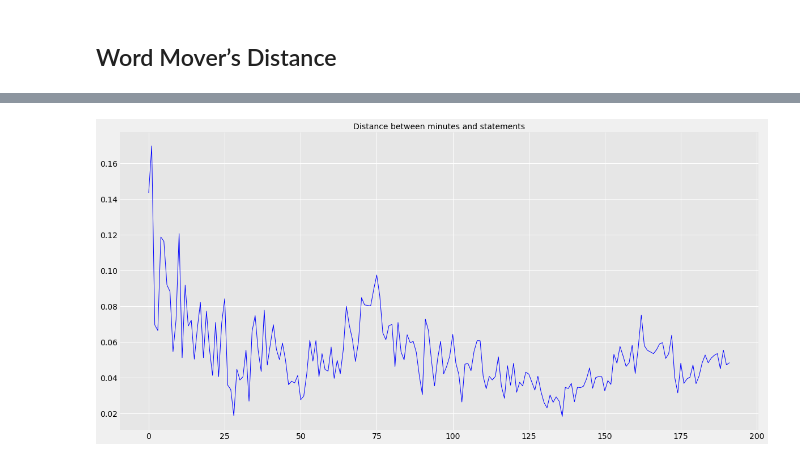
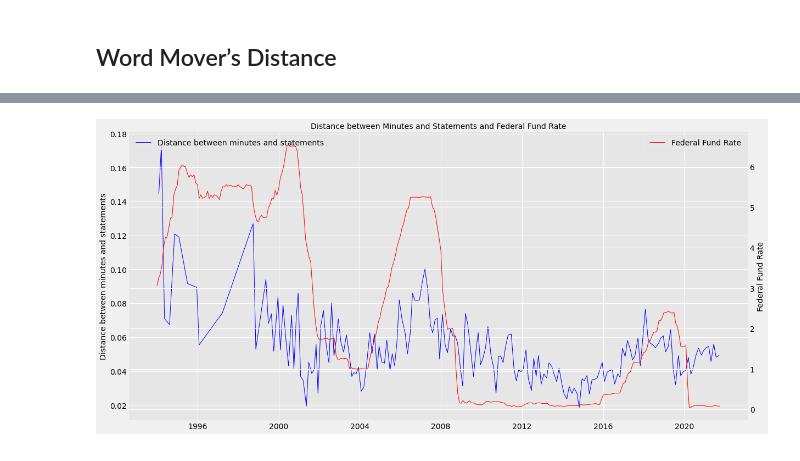
Before and after one commit to ahabug/PHBS_MLF_2021, a Jupyter notebook: Would Mr. Market sing FED's songs/Measuring the Distance.ipynb, the cells around one changed output, grey strips where cells are left out. Cells and saved outputs as stored; diff of their text form; code cells hidden in the pictures.

```diff
--- a/Would Mr. Market sing FED's songs/Measuring the Distance.ipynb
+++ b/Would Mr. Market sing FED's songs/Measuring the Distance.ipynb
@@ -375,10 +371,19 @@ with open('data\calendars_statements.txt', 'r') as f:
                 '\n', ' ').replace('\xad', '')))
         i += 1
 Distance = pd.Series(Distance)
+# %%
+fed_rate = pd.read_csv('./data/FEDFUNDS.csv')
+fed_rate['DATE'] = pd.to_datetime(fed_rate['DATE'])
 # %%
 fig, ax = plt.subplots()
-ax.plot(df_minutes.index, Distance, c='blue', linewidth=1.0)
-plt.title('Distance between minutes and statements', size='medium')
+ax.plot(df_minutes['date'], Distance, c='blue', linewidth=1.0, label='Distance between minutes and statements')
+ax2 = ax.twinx()
+ax2.plot(fed_rate['DATE'], fed_rate['FEDFUNDS'], c='r', linewidth=1.0, label='Federal Fund Rate')
+ax.legend(loc=2)
+ax2.legend(loc=1)
+ax.set_ylabel("Distance between minutes and statements", size='medium')
+ax2.set_ylabel("Federal Fund Rate", size='medium')
+plt.title('Distance between Minutes and Statements and Federal Fund Rate', size='medium')
 plt.show()
 # %% [output]
-[figure, old version]
+[figure, new version]
```
Also changed, not shown: parts of 15 cells of this notebook, 17 other files.
